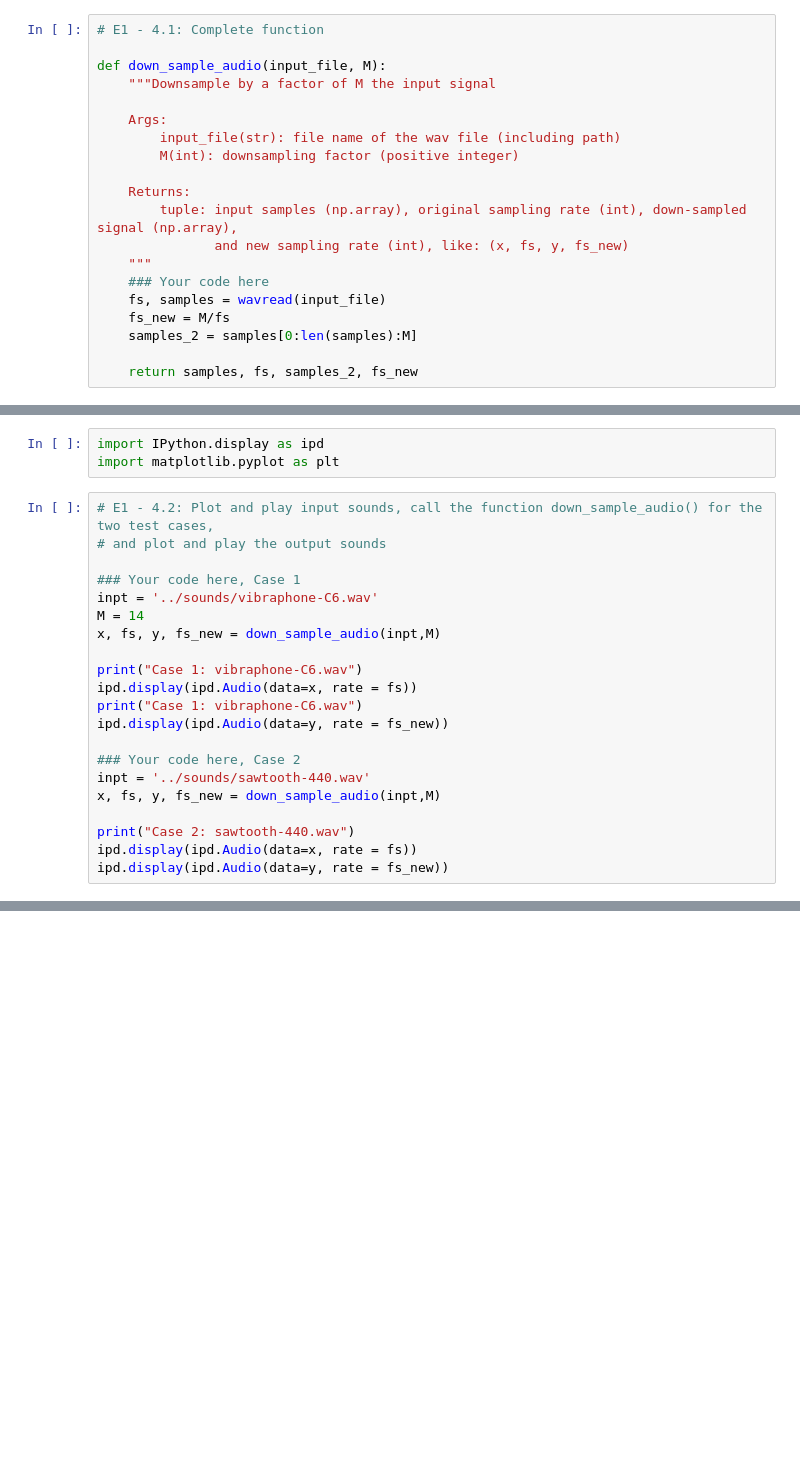
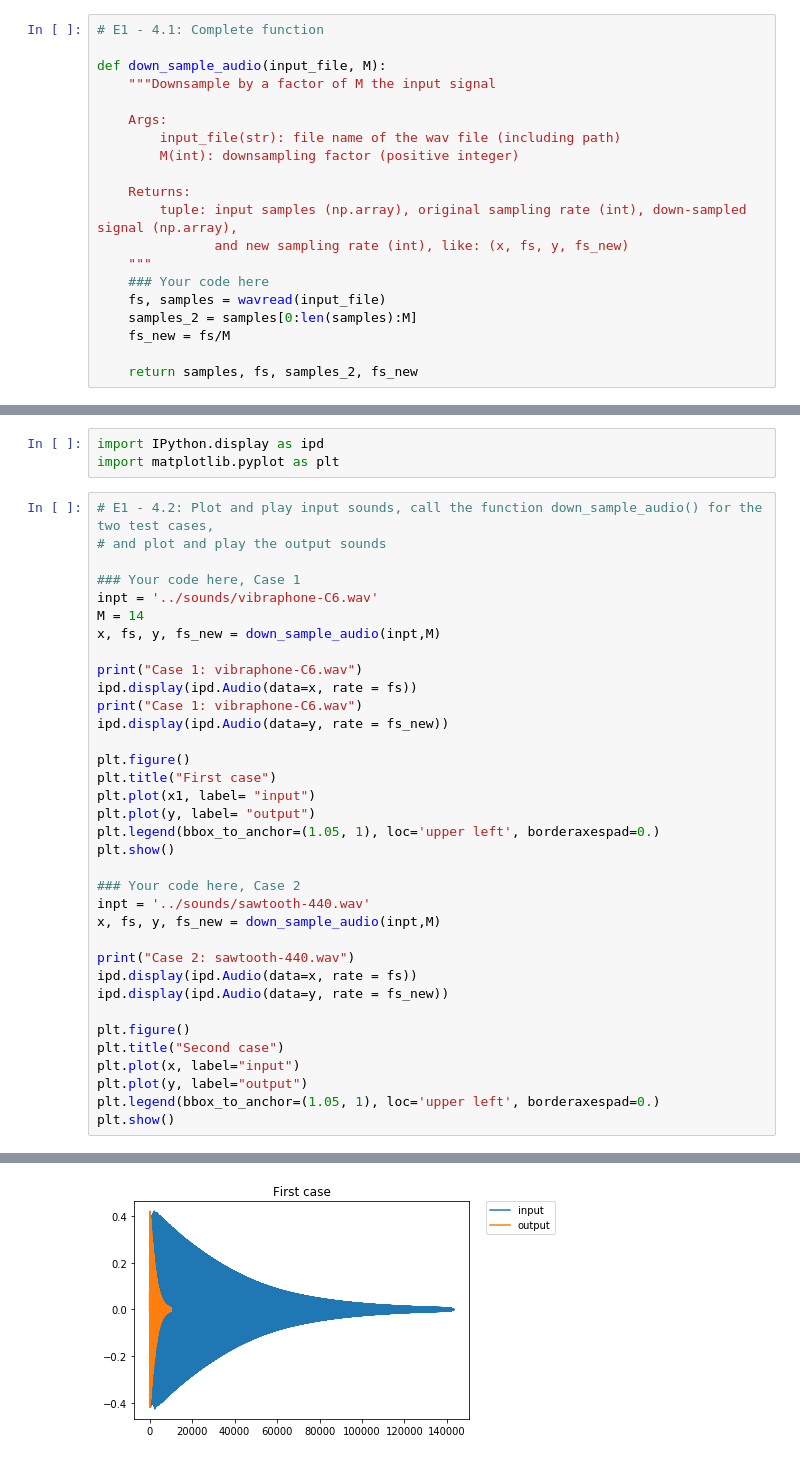
Before and after one commit to RamanS11/sms-tools, a Jupyter notebook: workspace/E1-Python-and-sounds.ipynb, the cells around one changed output, grey strips where cells are left out. Saved outputs shown, nothing was run; the diff lists cells and outputs as text; blank space fills up the shorter version.

```diff
--- a/workspace/E1-Python-and-sounds.ipynb
+++ b/workspace/E1-Python-and-sounds.ipynb
@@ -154,8 +154,8 @@ def down_sample_audio(input_file, M):
     """
     ### Your code here
     fs, samples = wavread(input_file)
-    fs_new = M/fs
     samples_2 = samples[0:len(samples):M]
+    fs_new = fs/M
 
     return samples, fs, samples_2, fs_new
 # %% [markdown]
@@ -189,6 +189,13 @@ ipd.display(ipd.Audio(data=x, rate = fs))
 print("Case 1: vibraphone-C6.wav")
 ipd.display(ipd.Audio(data=y, rate = fs_new))
 
+plt.figure()
+plt.title("First case")
+plt.plot(x1, label= "input")
+plt.plot(y, label= "output")
+plt.legend(bbox_to_anchor=(1.05, 1), loc='upper left', borderaxespad=0.)
+plt.show()
+
 ### Your code here, Case 2
 inpt = '../sounds/sawtooth-440.wav'
 x, fs, y, fs_new = down_sample_audio(inpt,M)
@@ -196,6 +203,13 @@ x, fs, y, fs_new = down_sample_audio(inpt,M)
 print("Case 2: sawtooth-440.wav")
 ipd.display(ipd.Audio(data=x, rate = fs))
 ipd.display(ipd.Audio(data=y, rate = fs_new))
+
+plt.figure()
+plt.title("Second case")
+plt.plot(x, label="input")
+plt.plot(y, label="output")
+plt.legend(bbox_to_anchor=(1.05, 1), loc='upper left', borderaxespad=0.)
+plt.show()
 # %% [output]
 Case 1: vibraphone-C6.wav
 [interactive output not drawn]
@@ -202,0 +218 @@ Case 1: vibraphone-C6.wav
+[figure, added]
```
Also changed, not shown: parts of 3 cells of this notebook.
